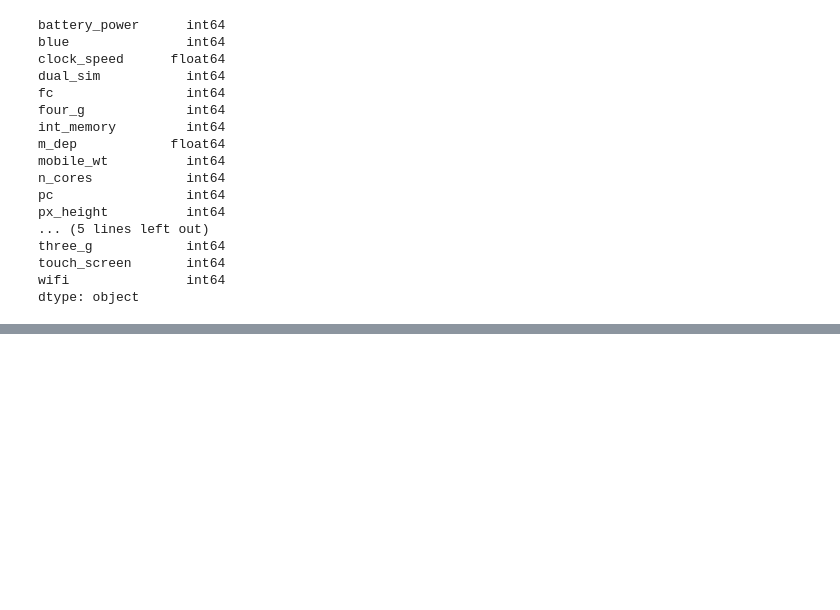
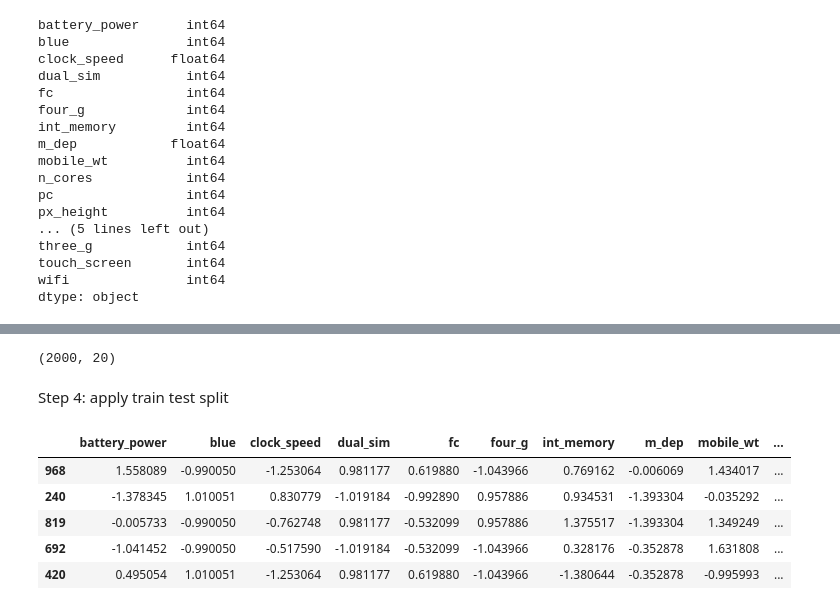
Before and after one commit to Shivam4681/DeepLearning-Programs, a Jupyter notebook: Multiclass_Classification_Keras.ipynb, the cells around one changed output, grey strips where cells are left out. Drawn from its saved outputs; the diff is of its cells as text; code cells hidden in the pictures; blank space fills up the shorter version.

```diff
--- a/Multiclass_Classification_Keras.ipynb
+++ b/Multiclass_Classification_Keras.ipynb
@@ -83,7 +83,7 @@ from sklearn.impute import SimpleImputer
 from sklearn.preprocessing import StandardScaler
 # %%
 num_pipe = Pipeline(steps=[('impute', SimpleImputer(strategy='median')),
-                           ('Scaler', StandardScaler())]).set_output(transform='Pandas')
+                           ('Scaler', StandardScaler())]).set_output(transform='pandas')
 # %%
 x_pre = num_pipe.fit_transform(x)
 x_pre.head()
@@ -91,0 +97,19 @@ ValueError: output config must be 'default' or 'pandas' got Pandas
+# %%
+x.shape
+# %% [output]
+(2000, 20)
+# %% [markdown]
+
+Step 4: apply train test split
+# %%
+from sklearn.model_selection import train_test_split
+x_train, x_test, y_train, y_test = train_test_split(x_pre, y, test_size=0.2, random_state=42)
+# %%
+x_train.head()
+# %% [output]
+|  | battery_power | blue | clock_speed | dual_sim | fc | four_g | int_memory | m_dep | mobile_wt | ... |
+| 968 | 1.558089 | -0.990050 | -1.253064 | 0.981177 | 0.619880 | -1.043966 | 0.769162 | -0.006069 | 1.434017 | ... |
+| 240 | -1.378345 | 1.010051 | 0.830779 | -1.019184 | -0.992890 | 0.957886 | 0.934531 | -1.393304 | -0.035292 | ... |
+| 819 | -0.005733 | -0.990050 | -0.762748 | 0.981177 | -0.532099 | 0.957886 | 1.375517 | -1.393304 | 1.349249 | ... |
+| 692 | -1.041452 | -0.990050 | -0.517590 | -1.019184 | -0.532099 | -1.043966 | 0.328176 | -0.352878 | 1.631808 | ... |
+| 420 | 0.495054 | 1.010051 | -1.253064 | 0.981177 | 0.619880 | -1.043966 | -1.380644 | -0.352878 | -0.995993 | ... |
```
Also changed, not shown: parts of 20 cells of this notebook.
